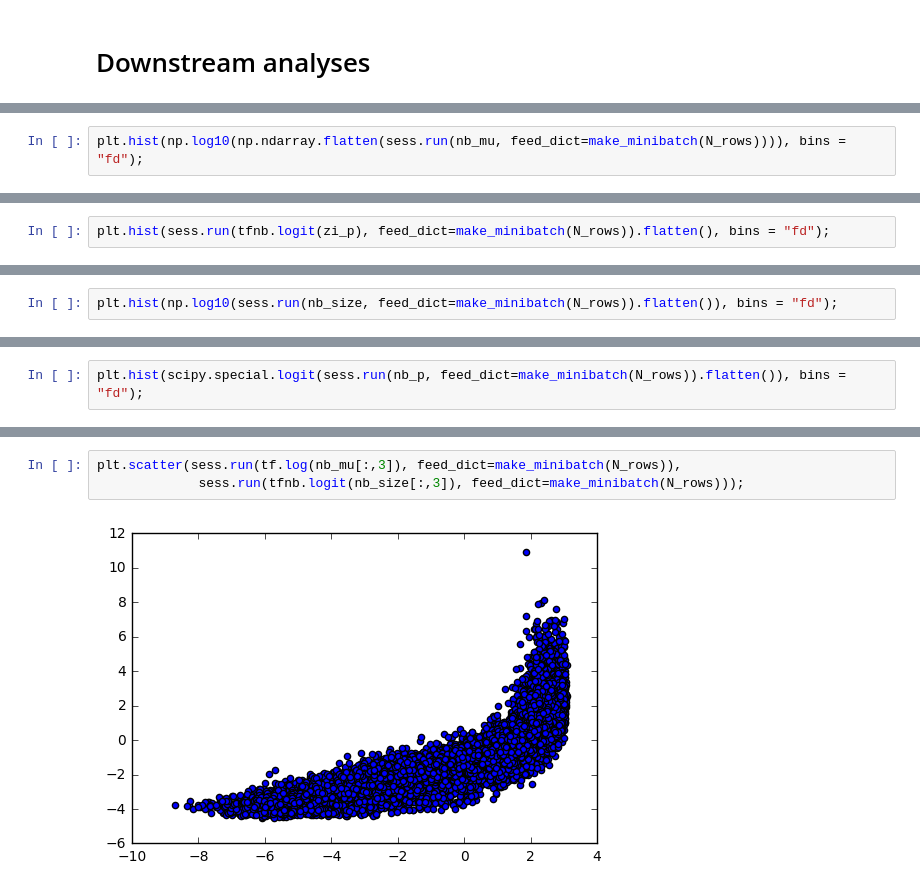
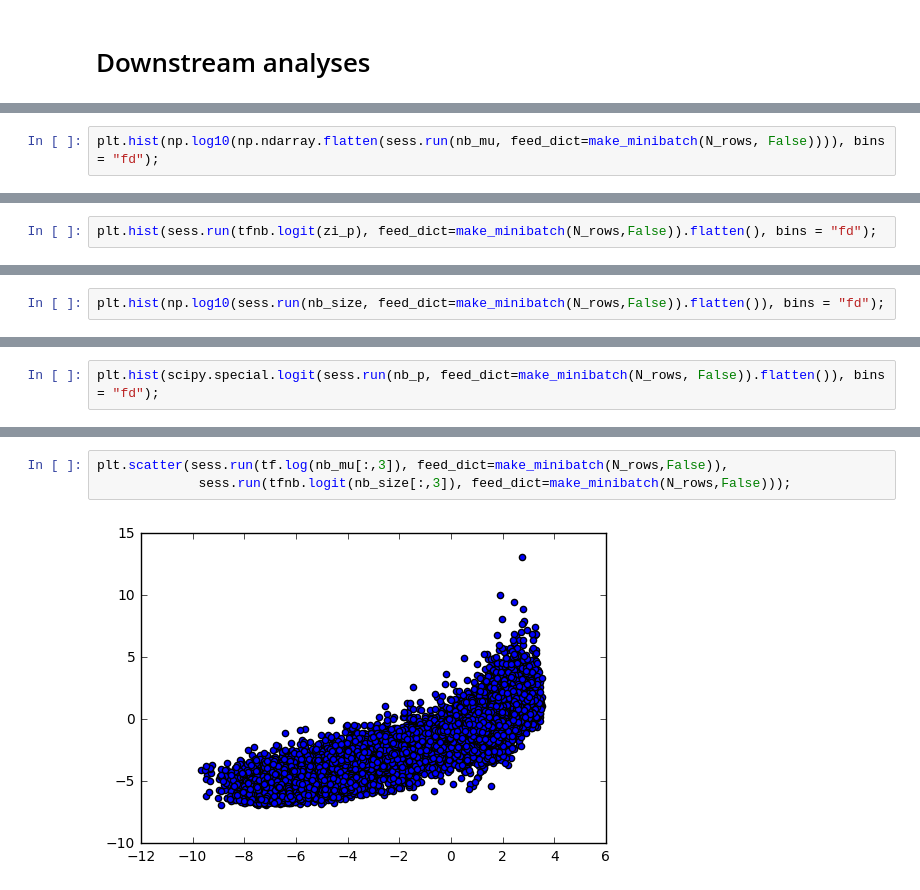
Before and after one commit to weecology/abundance, a Jupyter notebook: fitting.ipynb, the cells around one changed output, grey strips where cells are left out. Saved outputs shown, nothing was run; the diff lists cells and outputs as text.

```diff
--- a/fitting.ipynb
+++ b/fitting.ipynb
@@ -182,3 +216,3 @@ np.var(mus)
 # %%
-plt.hist(np.log10(np.ndarray.flatten(sess.run(nb_mu, feed_dict=make_minibatch(N_rows)))), bins = "fd");
+plt.hist(np.log10(np.ndarray.flatten(sess.run(nb_mu, feed_dict=make_minibatch(N_rows, False)))), bins = "fd");
 # %% [output]
@@ -186,3 +220,3 @@ plt.hist(np.log10(np.ndarray.flatten(sess.run(nb_mu, feed_dict=make_minibatch(N_
 # %%
-plt.hist(sess.run(tfnb.logit(zi_p), feed_dict=make_minibatch(N_rows)).flatten(), bins = "fd");
+plt.hist(sess.run(tfnb.logit(zi_p), feed_dict=make_minibatch(N_rows,False)).flatten(), bins = "fd");
 # %% [output]
@@ -190,3 +224,3 @@ plt.hist(sess.run(tfnb.logit(zi_p), feed_dict=make_minibatch(N_rows)).flatten(),
 # %%
-plt.hist(np.log10(sess.run(nb_size, feed_dict=make_minibatch(N_rows)).flatten()), bins = "fd");
+plt.hist(np.log10(sess.run(nb_size, feed_dict=make_minibatch(N_rows,False)).flatten()), bins = "fd");
 # %% [output]
@@ -194,3 +228,3 @@ plt.hist(np.log10(sess.run(nb_size, feed_dict=make_minibatch(N_rows)).flatten())
 # %%
-plt.hist(scipy.special.logit(sess.run(nb_p, feed_dict=make_minibatch(N_rows)).flatten()), bins = "fd");
+plt.hist(scipy.special.logit(sess.run(nb_p, feed_dict=make_minibatch(N_rows, False)).flatten()), bins = "fd");
 # %% [output]
@@ -219,5 +241,5 @@ plt.scatter(np.log(np.mean(y_array, axis=0) + 1),
 # %%
-plt.scatter(sess.run(tf.log(nb_mu[:,3]), feed_dict=make_minibatch(N_rows)),
-             sess.run(tfnb.logit(nb_size[:,3]), feed_dict=make_minibatch(N_rows)));
+plt.scatter(sess.run(tf.log(nb_mu[:,3]), feed_dict=make_minibatch(N_rows,False)),
+             sess.run(tfnb.logit(nb_size[:,3]), feed_dict=make_minibatch(N_rows,False)));
 # %% [output]
-[figure, old version]
+[figure, new version]
```
Also changed, not shown: parts of 27 cells of this notebook, 2 other files.
